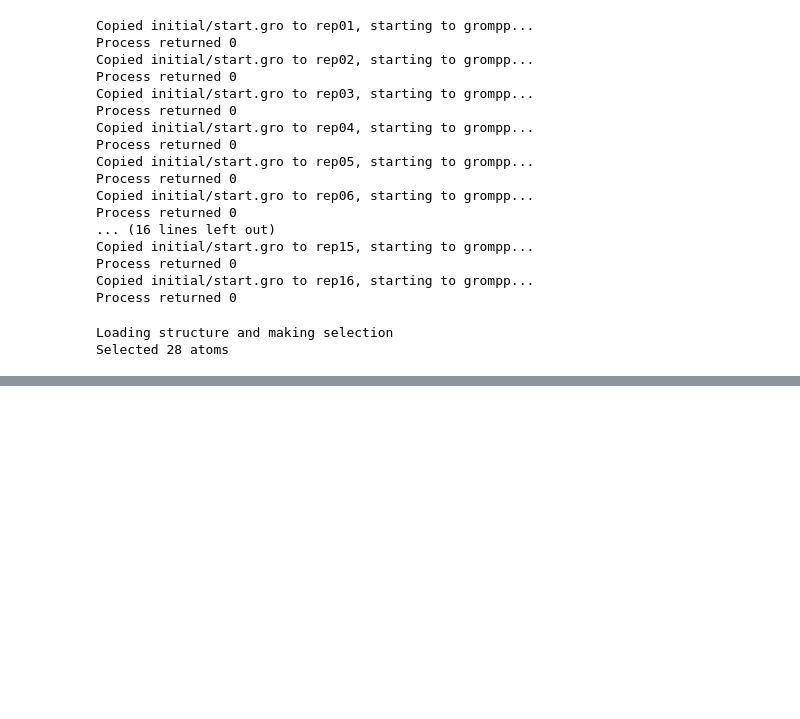
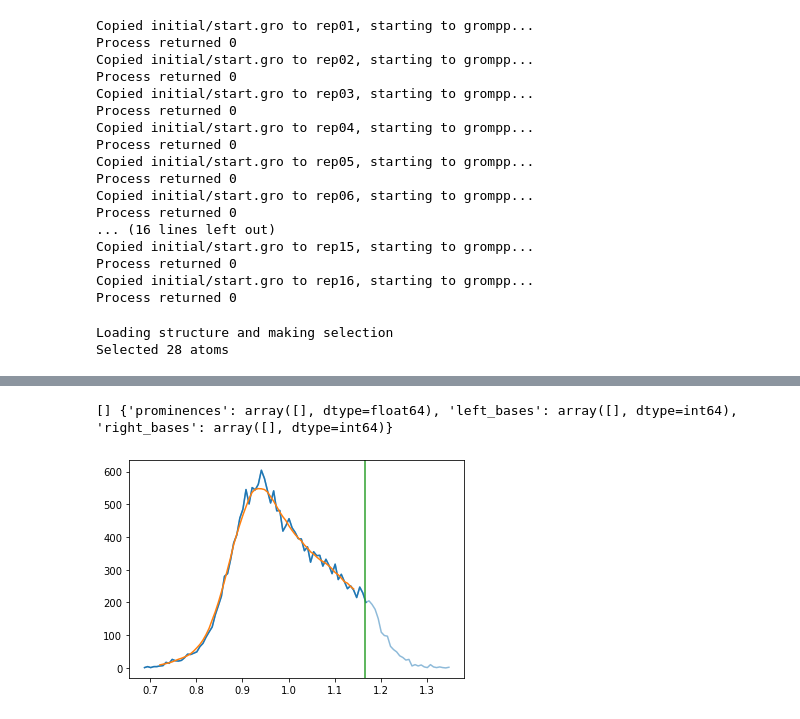
Before and after one commit to molecularmachinist/functional_sampling_tool, a Jupyter notebook: prod/autosampler_notebook.ipynb, the cells around one changed output, grey strips where cells are left out. Cells and saved outputs as stored; diff of their text form; code cells hidden in the pictures; blank space fills up the shorter version.

```diff
--- a/prod/autosampler_notebook.ipynb
+++ b/prod/autosampler_notebook.ipynb
@@ -380,0 +303,35 @@ Process returned 0
+# %%
+from math import floor, ceil
+
+def rolling_mean(data, window=10, center = True, fill=np.nan):
+    if(center):
+        start_offset = floor(window/2)
+        end_offset   = -ceil(window/2)+1
+        if(end_offset==0): end_offset=None
+    else:
+        start_offset = window-1
+        end_offset   = None
+
+    window-=1
+    if(window==0): window=None
+
+    cumsum = np.nancumsum(data, axis=0, dtype=float)
+    mean   = np.full_like(cumsum, fill)
+    mean[start_offset:end_offset] = (cumsum[window:]-cumsum[:-window])/window
+
+    return mean
+
+_smoothed = rolling_mean(-hist[mask])
+_nanmask = np.isfinite(_smoothed)
+_peaks,_que = scipy.signal.find_peaks(_smoothed[_nanmask], prominence=0.6)
+print(_peaks, _que)
+
+plt.plot(bin_centers, hist, color="C0", alpha=0.5)
+plt.plot(bin_centers[mask], hist[mask], color="C0")
+plt.plot(bin_centers[mask], -_smoothed, color="C1")
+plt.axvline(startval, color="C2")
+plt.plot(bin_centers[mask][_nanmask][_peaks], hist[mask][_nanmask][_peaks], "ro")
+plt.show()
+# %% [output]
+[] {'prominences': array([], dtype=float64), 'left_bases': array([], dtype=int64), 'right_bases': array([], dtype=int64)}
+[figure, added]
```
Also changed, not shown: parts of 13 cells of this notebook.
